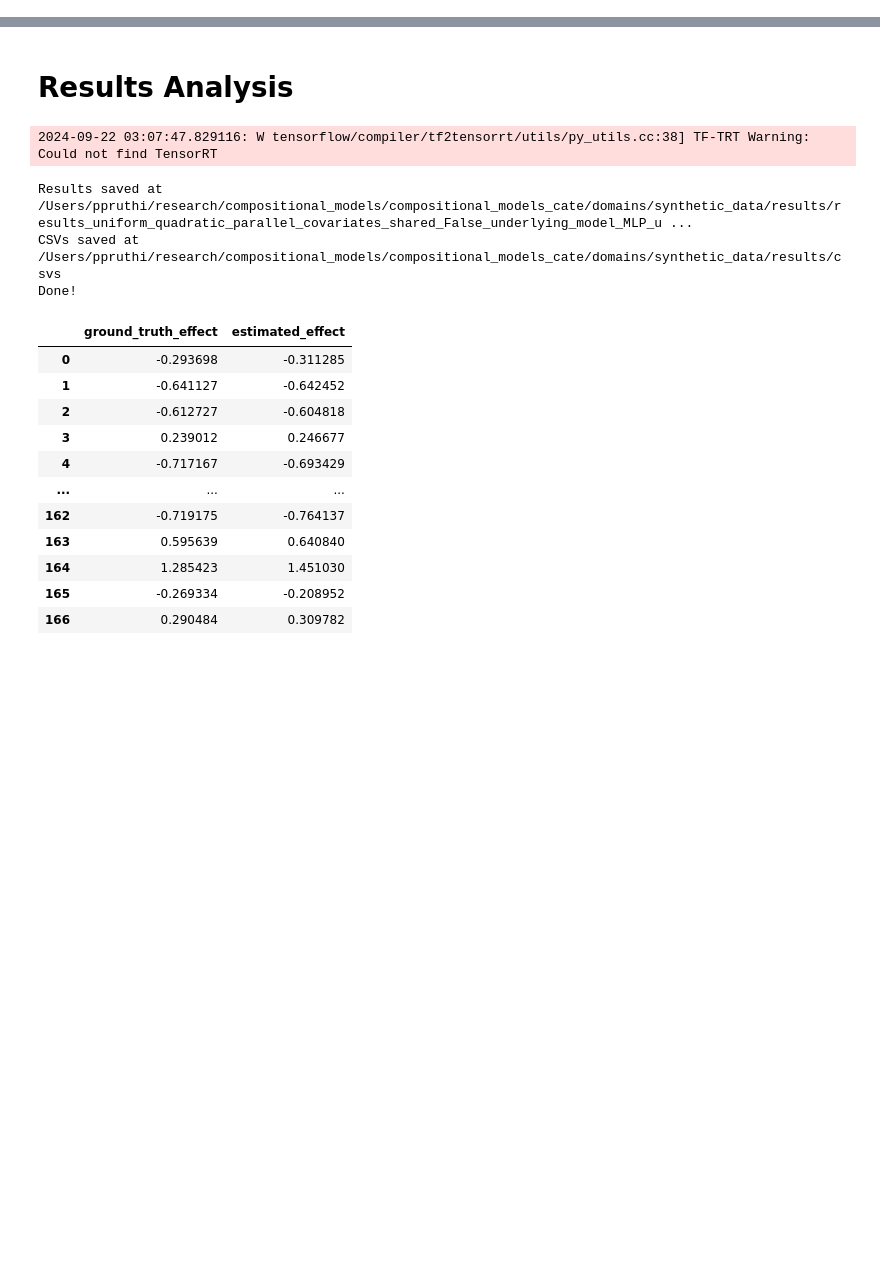
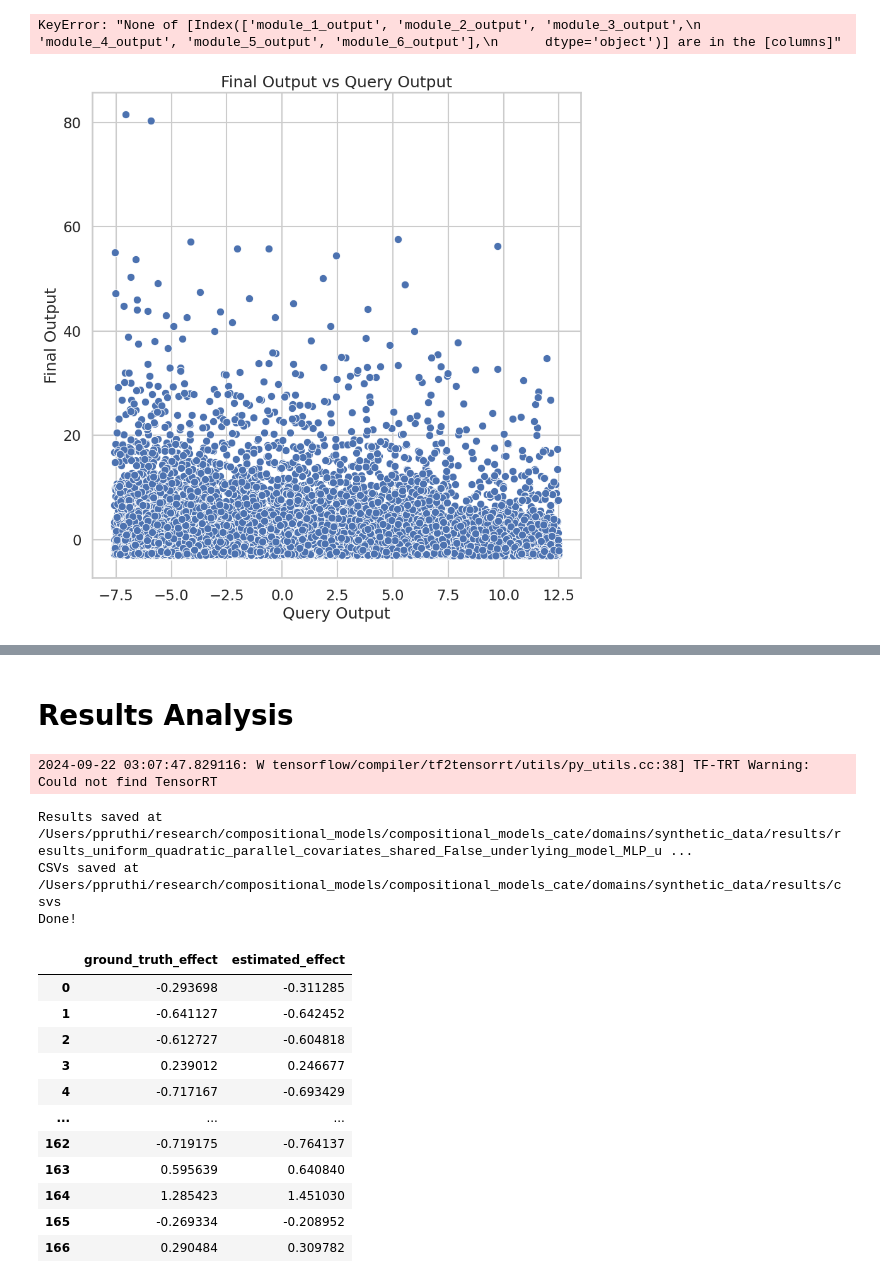
Before and after one commit to KDL-umass/compositional_models_cate, a Jupyter notebook: notebooks/synthetic_dgp_analysis.ipynb, the cells around one changed output, grey strips where cells are left out. Drawn from its saved outputs; the diff is of its cells as text; code cells hidden in the pictures; blank space fills up the shorter version.

```diff
--- a/notebooks/synthetic_dgp_analysis.ipynb
+++ b/notebooks/synthetic_dgp_analysis.ipynb
@@ -240,0 +379,30 @@ Additive_test: (2.7128605781535904, 0.6892965131748487)
+# %%
+device = torch.device("cuda" if torch.cuda.is_available() else "cpu")
+data = train_df
+X = data[["feature_0"]].values
+T = data[treatment].values
+Y = data[outcome].values
+Y_module = data[[f"module_{i}_output" for i in range(1, args.num_modules + 1)]].values
+X_T = np.concatenate([X, T.reshape(-1, 1)], axis=1)
+X_T = torch.tensor(X_T, dtype=torch.float32).to(device)
+expert_outputs = torch.stack([expert(X_T) for expert in model.experts], dim=1)
+gate_outputs = model.gate(X_T)
+expert_gate_multiplication = expert_outputs.squeeze(-1) * gate_outputs
+print(expert_outputs.shape, Y_module.shape, expert_gate_multiplication.shape)
+# %% [output]
+KeyError: "None of [Index(['module_1_output', 'module_2_output', 'module_3_output',\n       'module_4_output', 'module_5_output', 'module_6_output'],\n      dtype='object')] are in the [columns]"
+# %%
+for i in range(6):
+    data["expert_output_" + str(i)] = expert_gate_multiplication[:, i].detach().cpu().numpy()
+# %%
+data["final_output"] = final_output.squeeze(0).detach().cpu().numpy()
+
+# scatter plot for final output and query output
+plt.figure(figsize=(10, 10))
+sns.scatterplot(x="query_output", y="final_output", data=data)
+plt.xlabel("Query Output")
+plt.ylabel("Final Output")
+plt.title("Final Output vs Query Output")
+plt.show()
+# %% [output]
+[figure, added]
```
Also changed, not shown: parts of 10 cells of this notebook, 3 other files.
